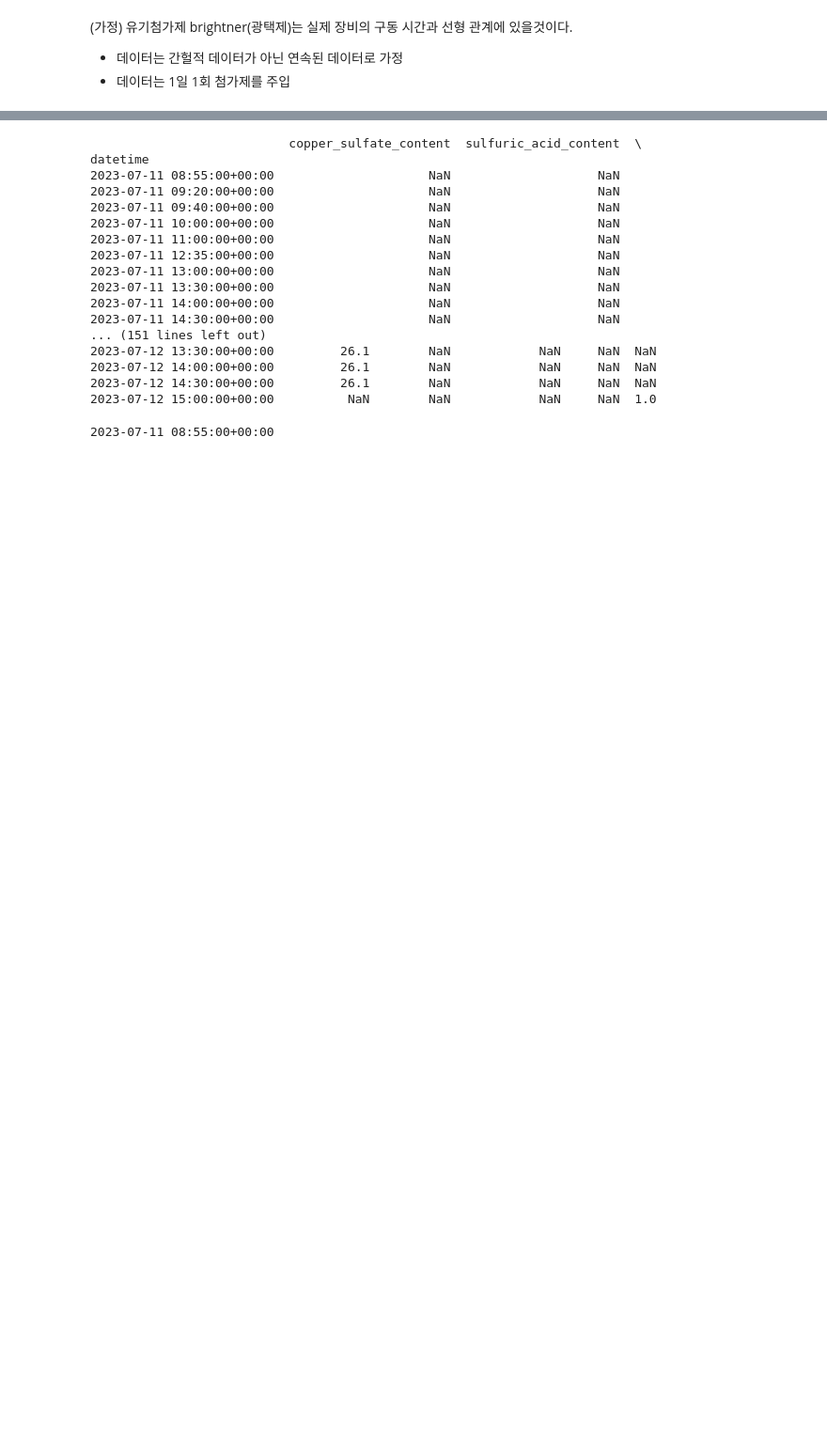
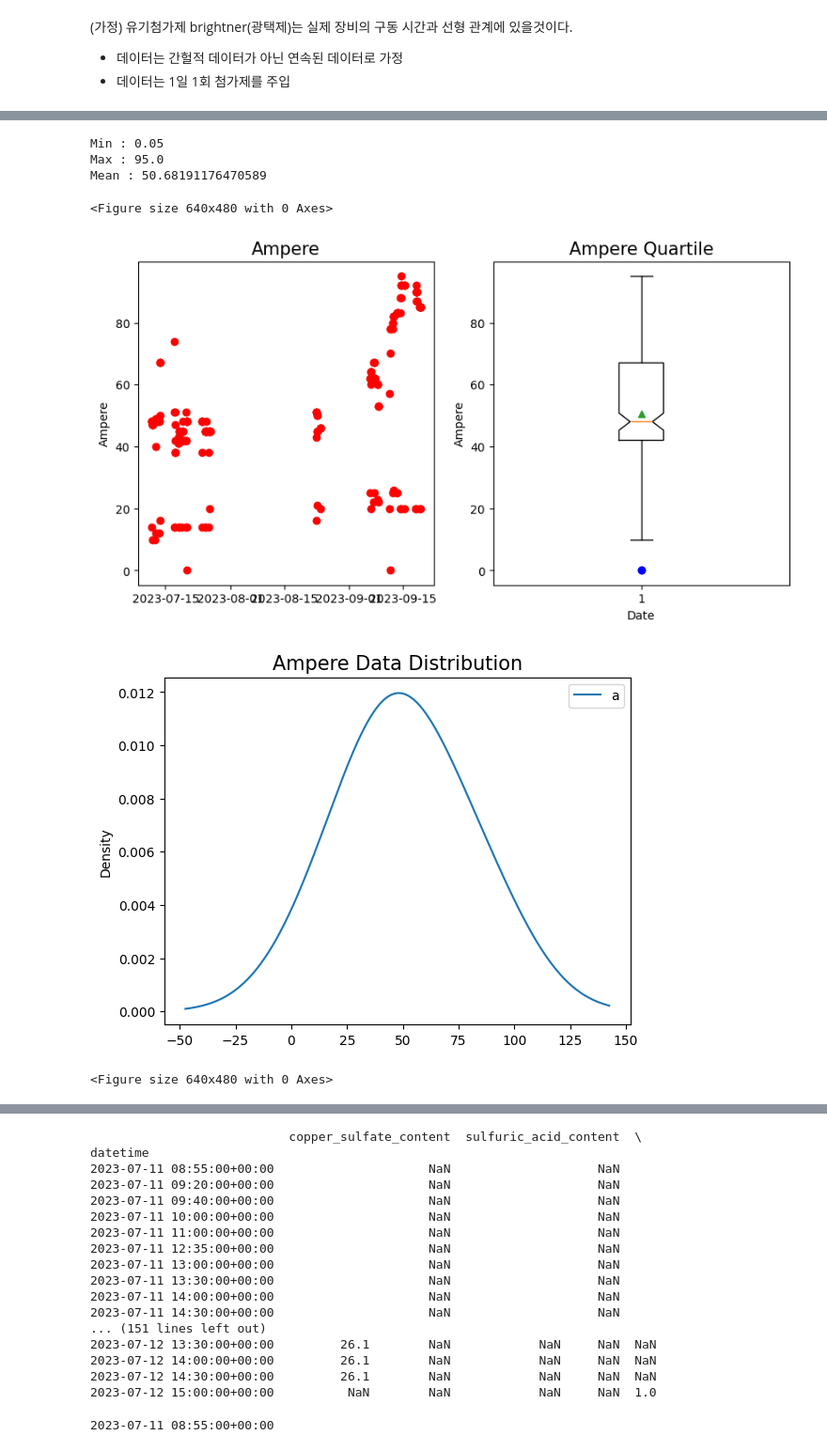
Before and after one commit to elecun/flame-ffc-model, a Jupyter notebook: basic.ipynb, the cells around one changed output, grey strips where cells are left out. Shown at 94% size. Drawn from its saved outputs; the diff is of its cells as text; code cells hidden in the pictures; blank space fills up the shorter version.

```diff
--- a/basic.ipynb
+++ b/basic.ipynb
@@ -37,0 +50,36 @@ Mean : 2.1901960784313728
+# %%
+data_v = csv_raw[['datetime', 'a']].dropna().sort_values("datetime")
+data_v = data_v.set_index('datetime').sort_index()
+
+print(f"Min : {data_v['a'].min()}")
+print(f"Max : {data_v['a'].max()}")
+print(f"Mean : {data_v['a'].mean()}")
+
+# draw
+plt.clf()
+plt.figure(figsize=(10,5))
+plt.subplot(1,2,1)
+plt.plot(data_v, 'ro')
+plt.ylabel('Ampere')
+plt.title('Ampere', fontsize=15)
+
+plt.subplot(1,2,2)
+plt.boxplot(data_v, sym="bo", notch=True, showmeans=True)
+plt.xlabel('Date')
+plt.ylabel('Ampere')
+plt.title('Ampere Quartile', fontsize=15)
+
+data_v.plot.kde(bw_method=1)
+plt.title('Ampere Data Distribution', fontsize=15)
+plt.show()
+
+plt.tight_layout()
+plt.show()
+# %% [output]
+Min : 0.05
+Max : 95.0
+Mean : 50.68191176470589
+<Figure size 640x480 with 0 Axes>
+[figure, added]
+[figure, added]
+<Figure size 640x480 with 0 Axes>
```
Also changed, not shown: parts of 2 cells of this notebook, 1 other file.
